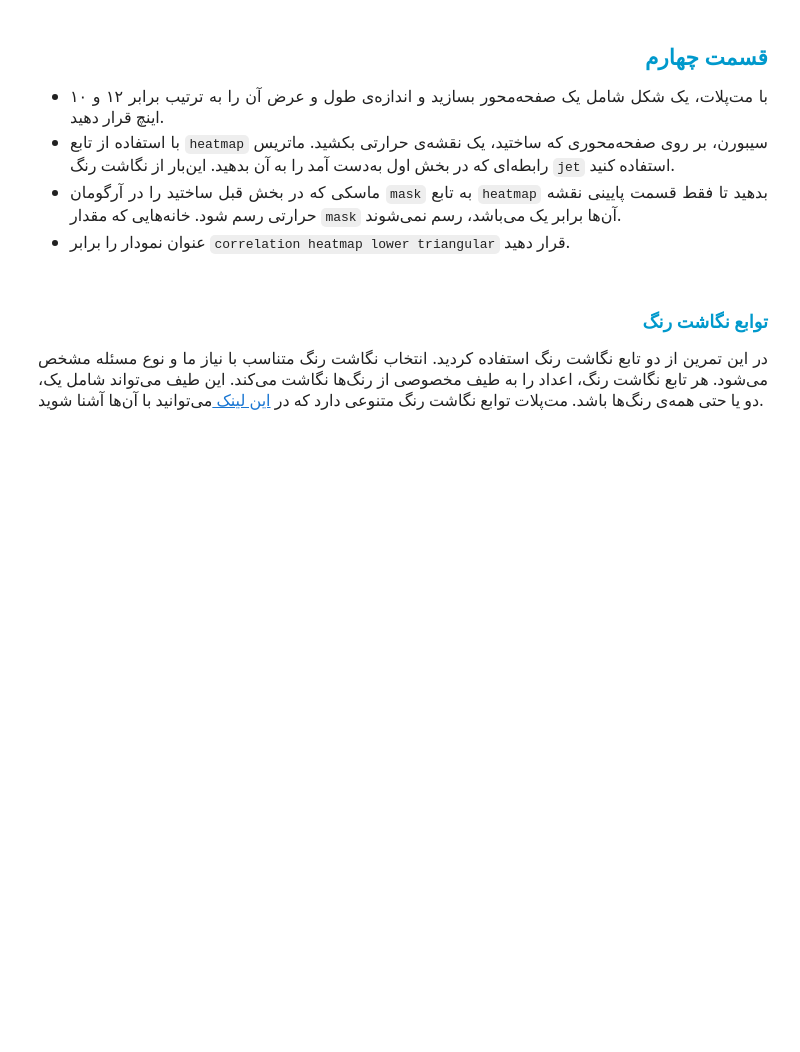
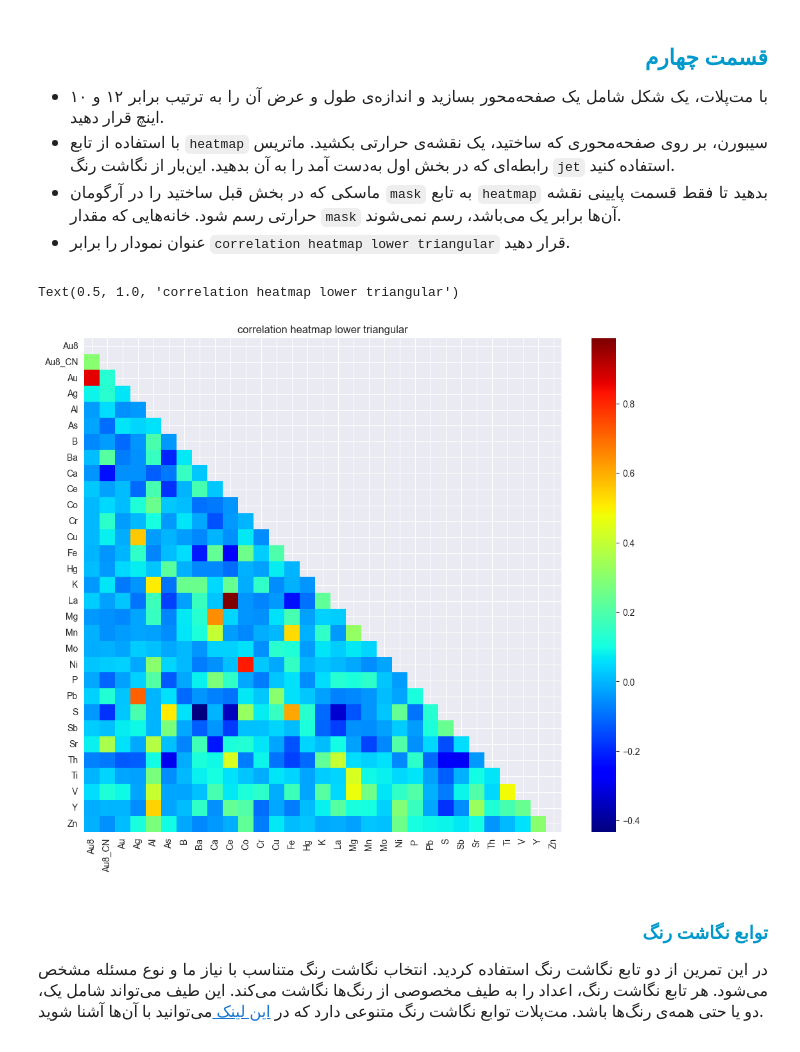
Before and after one commit to mahajialirezaei/data-visualization-unidro, a Jupyter notebook: data_visualization_unidro/unidro.ipynb, the cells around one changed output. Drawn from its saved outputs; the diff is of its cells as text; code cells hidden in the pictures; blank space fills up the shorter version.

Commit message:
correlation heatmap lower triangular

```diff
--- a/data_visualization_unidro/unidro.ipynb
+++ b/data_visualization_unidro/unidro.ipynb
@@ -223,3 +221,10 @@ fig2, ax2 = None # to do
+# %%
+fig2, ax2 = plt.subplots(figsize=(12, 10))
+sns.heatmap(corr_matrix, cmap='jet', mask=my_mask)
+ax2.set_title('correlation heatmap lower triangular')
+# %% [output]
+Text(0.5, 1.0, 'correlation heatmap lower triangular')
+[figure, added]
 # %% [markdown]
 
 <h3 align=right style="line-height:200%;font-family:vazir;color:#0099cc">
```
Also changed, not shown: parts of 1 cell of this notebook.
